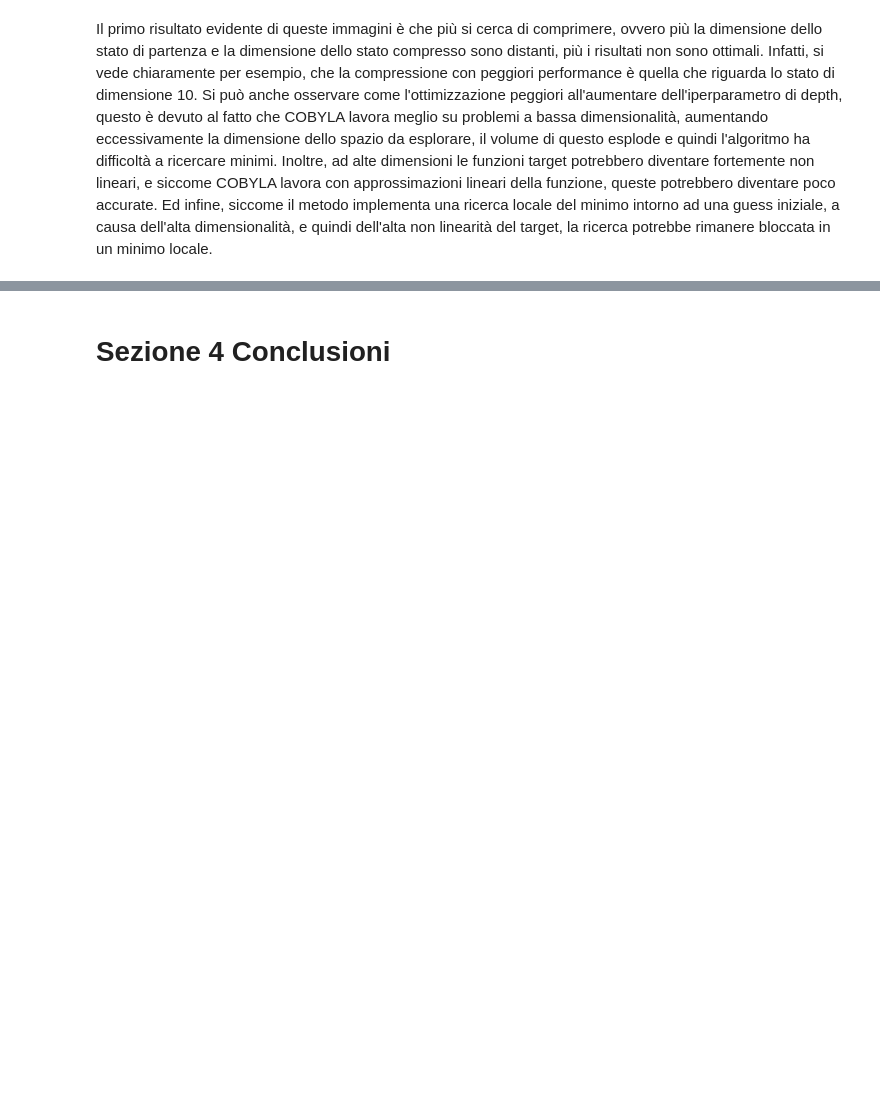
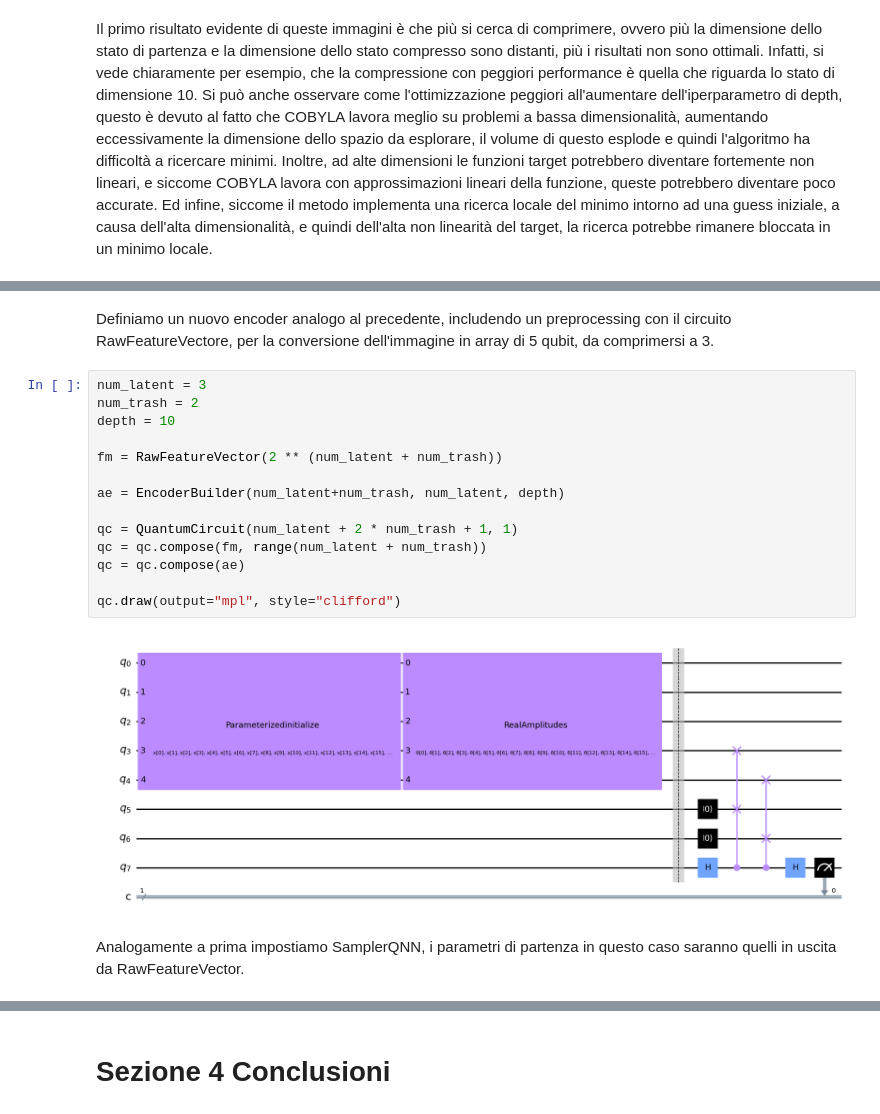
Before and after one commit to mattia-robbiano/quantum-autoencoder, a Jupyter notebook: main.ipynb, the cells around one changed output, grey strips where cells are left out. Saved outputs shown, nothing was run; the diff lists cells and outputs as text; blank space fills up the shorter version.

```diff
--- a/main.ipynb
+++ b/main.ipynb
@@ -501,0 +566,20 @@ Si può anche osservare come l'ottimizzazione peggiori all'aumentare dell'iperpa
+# %% [markdown]
+Definiamo un nuovo encoder analogo al precedente, includendo un preprocessing con il circuito RawFeatureVectore, per la conversione dell'immagine in array di 5 qubit, da comprimersi a 3.
+# %%
+num_latent = 3
+num_trash = 2
+depth = 10
+
+fm = RawFeatureVector(2 ** (num_latent + num_trash))
+
+ae = EncoderBuilder(num_latent+num_trash, num_latent, depth)
+
+qc = QuantumCircuit(num_latent + 2 * num_trash + 1, 1)
+qc = qc.compose(fm, range(num_latent + num_trash))
+qc = qc.compose(ae)
+
+qc.draw(output="mpl", style="clifford")
+# %% [output]
+[figure, added]
+# %% [markdown]
+Analogamente a prima impostiamo SamplerQNN, i parametri di partenza in questo caso saranno quelli in uscita da RawFeatureVector.
```
Also changed, not shown: parts of 11 cells of this notebook, 7 other files.
